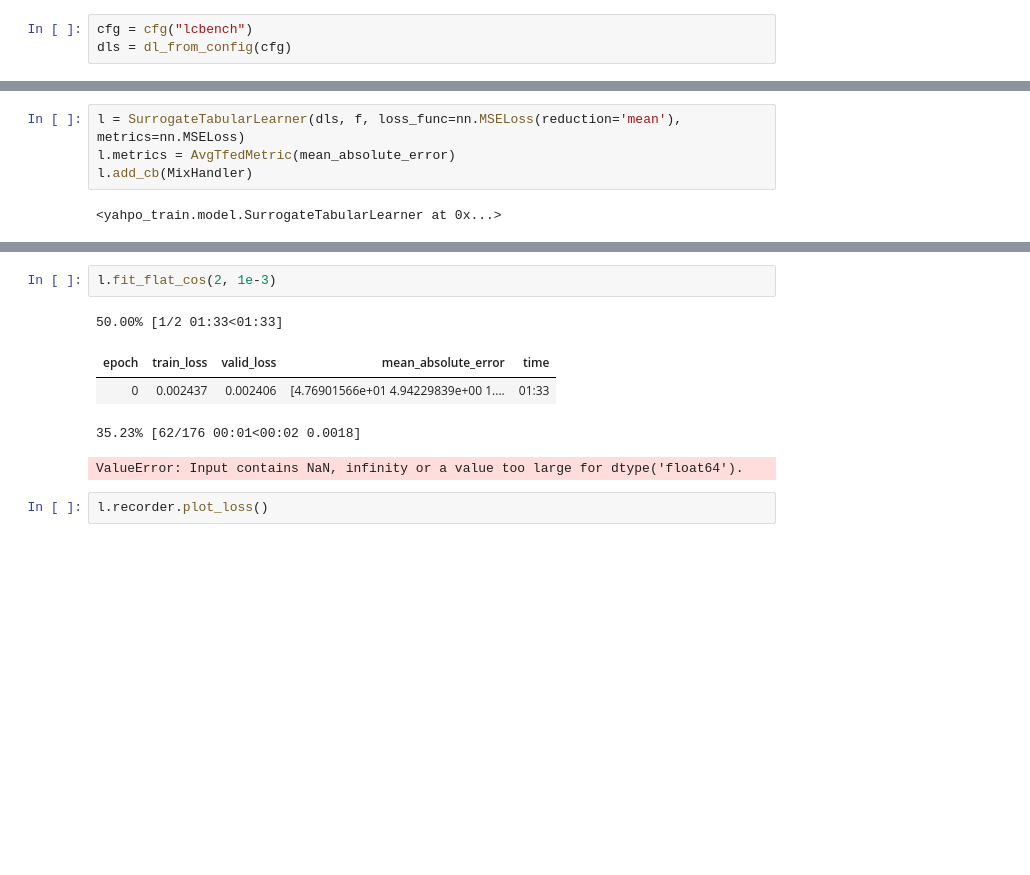
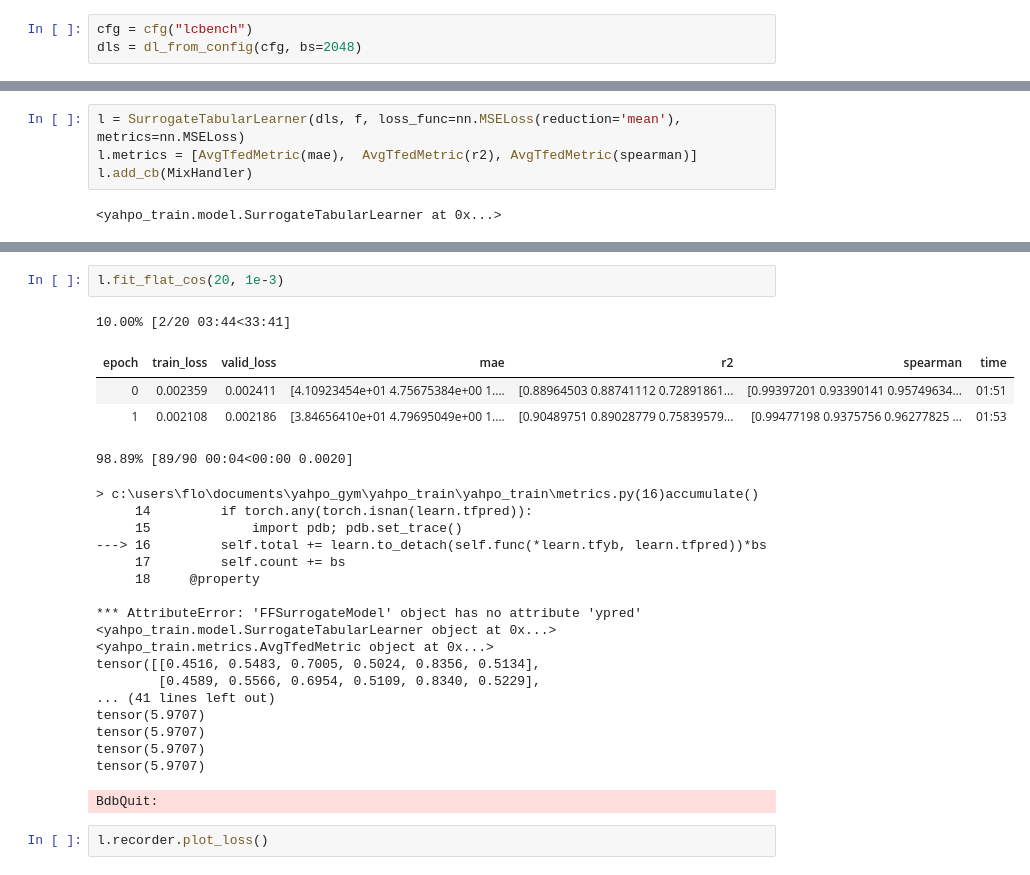
Before and after one commit to slds-lmu/yahpo_gym, a Jupyter notebook: yahpo_gym/notebooks/NB.ipynb, the cells around one changed output, grey strips where cells are left out. Drawn from its saved outputs; the diff is of its cells as text; blank space fills up the shorter version.

```diff
--- a/yahpo_gym/notebooks/NB.ipynb
+++ b/yahpo_gym/notebooks/NB.ipynb
@@ -10,6 +11,6 @@ The autoreload extension is already loaded. To reload it, use:
   %reload_ext autoreload
 # %%
 cfg = cfg("lcbench")
-dls = dl_from_config(cfg)
+dls = dl_from_config(cfg, bs=2048)
 # %%
 f = FFSurrogateModel(dls, layers=[512,512], deeper = [], ps = [0., 0.])
@@ -16,6 +19,6 @@ f = FFSurrogateModel(dls, layers=[512,512], deeper = [], ps = [0., 0.])
 # %%
 l = SurrogateTabularLearner(dls, f, loss_func=nn.MSELoss(reduction='mean'), metrics=nn.MSELoss)
-l.metrics = AvgTfedMetric(mean_absolute_error)
+l.metrics = [AvgTfedMetric(mae),  AvgTfedMetric(r2), AvgTfedMetric(spearman)]
 l.add_cb(MixHandler)
 # %% [output]
 <yahpo_train.model.SurrogateTabularLearner at 0x...>
@@ -28,11 +31,29 @@ SuggestedLRs(valley=0.00025585858384147286)
 # %%
-l.fit_flat_cos(2, 1e-3)
+l.fit_flat_cos(20, 1e-3)
 # %% [output]
-50.00% [1/2 01:33<01:33]
+10.00% [2/20 03:44<33:41]
-| epoch | train_loss | valid_loss | mean_absolute_error | time |
-| 0 | 0.002437 | 0.002406 | [4.76901566e+01 4.94229839e+00 1.... | 01:33 |
+| epoch | train_loss | valid_loss | mae | r2 | spearman | time |
+| 0 | 0.002359 | 0.002411 | [4.10923454e+01 4.75675384e+00 1.... | [0.88964503 0.88741112 0.72891861... | [0.99397201 0.93390141 0.95749634... | 01:51 |
+| 1 | 0.002108 | 0.002186 | [3.84656410e+01 4.79695049e+00 1.... | [0.90489751 0.89028779 0.75839579... | [0.99477198 0.9375756 0.96277825 ... | 01:53 |
-35.23% [62/176 00:01<00:02 0.0018]
+98.89% [89/90 00:04<00:00 0.0020]
-ValueError: Input contains NaN, infinity or a value too large for dtype('float64').
+> c:\users\flo\documents\yahpo_gym\yahpo_train\yahpo_train\metrics.py(16)accumulate()
+     14         if torch.any(torch.isnan(learn.tfpred)):
+     15             import pdb; pdb.set_trace()
+---> 16         self.total += learn.to_detach(self.func(*learn.tfyb, learn.tfpred))*bs
+     17         self.count += bs
+     18     @property
+
+*** AttributeError: 'FFSurrogateModel' object has no attribute 'ypred'
+<yahpo_train.model.SurrogateTabularLearner object at 0x...>
+<yahpo_train.metrics.AvgTfedMetric object at 0x...>
+tensor([[0.4516, 0.5483, 0.7005, 0.5024, 0.8356, 0.5134],
+        [0.4589, 0.5566, 0.6954, 0.5109, 0.8340, 0.5229],
+... (41 lines left out)
+tensor(5.9707)
+tensor(5.9707)
+tensor(5.9707)
+tensor(5.9707)
+BdbQuit:
 # %%
 l.recorder.plot_loss()
 # %% [output]
```
Also changed, not shown: parts of 7 cells of this notebook, 9 other files.
